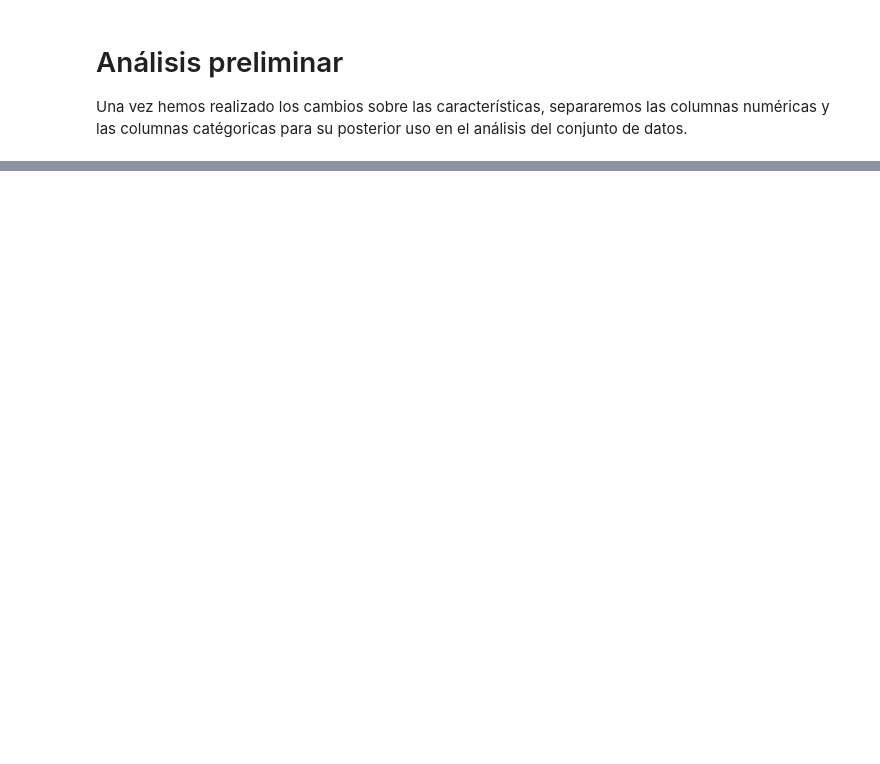
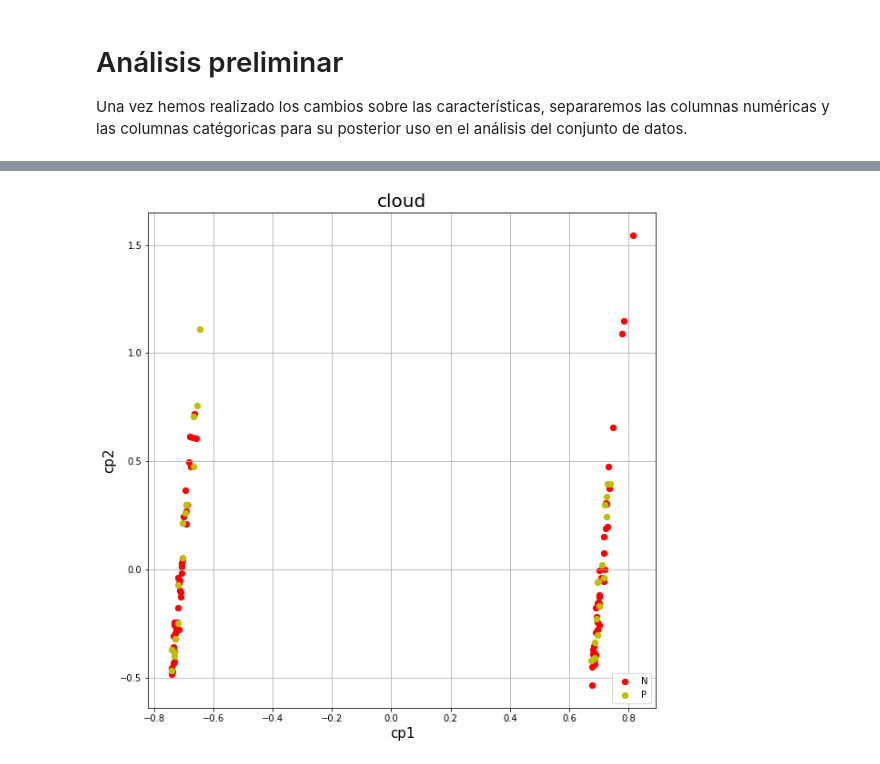
Before and after one commit to golly10/PVD, a Jupyter notebook: Tema 3/Mendez_Torrero_Entrega_Practica_Tema3.ipynb, the cells around one changed output, grey strips where cells are left out. Saved outputs shown, nothing was run; the diff lists cells and outputs as text; code cells hidden in the pictures; blank space fills up the shorter version.

```diff
--- a/Tema 3/Mendez_Torrero_Entrega_Practica_Tema3.ipynb
+++ b/Tema 3/Mendez_Torrero_Entrega_Practica_Tema3.ipynb
@@ -208,11 +179,11 @@ En esta sección se realizará el proceso PCA (Principal Component Analysis) par
 # %%
 from sklearn import decomposition
 
-y = data["area"]
+y = pd.DataFrame(enc_data["CLASS"], columns=["CLASS"])
 
-data = data.drop(["area"], axis=1)
+enc_data = enc_data.drop(["CLASS"], axis=1)
 
-pca = decomposition.PCA(n_components=3)
+pca = decomposition.PCA(n_components=2)
 
-data_pca = pca.fit_transform(data)
+enc_data_pca = pca.fit_transform(enc_data)
 # %%
@@ -232,0 +204,18 @@ La varianza explicada del componente principal es: [0.11575437 0.10551089 0.0816
+# %%
+from matplotlib import pyplot
+import numpy as np
+
+fig = pyplot.figure(figsize = (10,10))
+ax = fig.add_subplot(1,1,1)
+ax.set_xlabel('cp1', fontsize = 15)
+ax.set_ylabel('cp2', fontsize = 15)
+ax.set_title('cloud', fontsize = 20)
+objetivos = ["N", "P"]
+colores = ['r', 'y', 'b']
+for obj, c in zip(objetivos, colores):
+    seleccionados = np.array(y == obj)[:,0]
+    ax.scatter(enc_data_pca[seleccionados, 0], enc_data_pca[seleccionados, 1], s=40, color= c)
+ax.legend(objetivos, loc="lower right")
+ax.grid()
+# %% [output]
+[figure, added]
```
Also changed, not shown: parts of 32 cells of this notebook, 1 other file.
